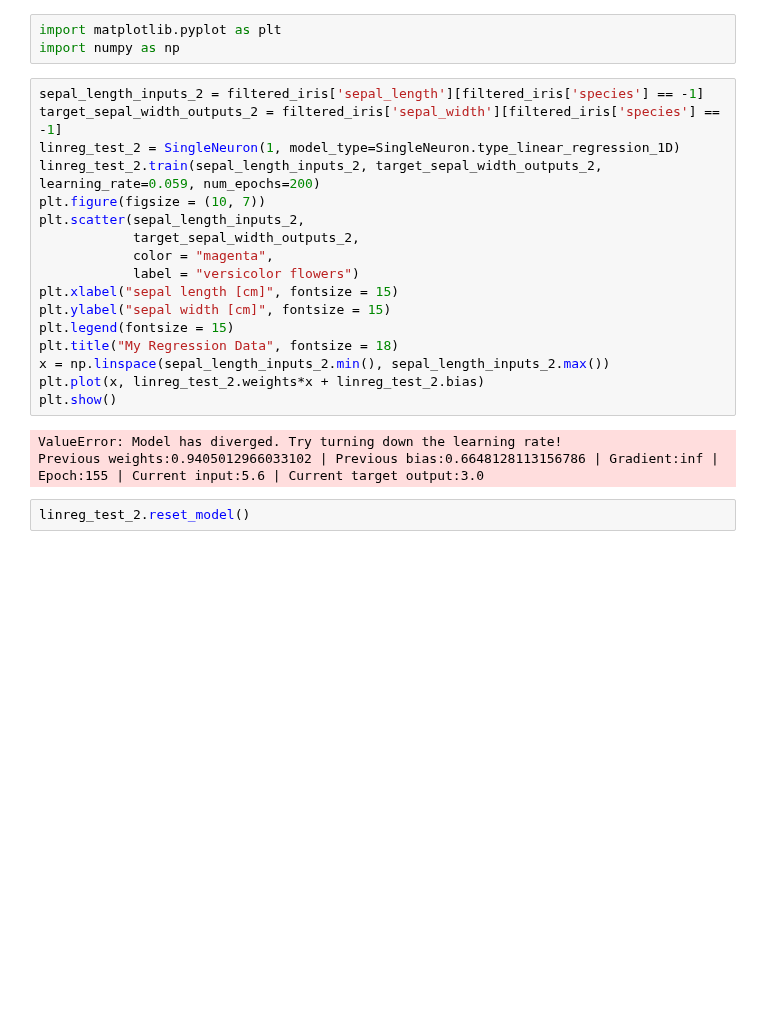
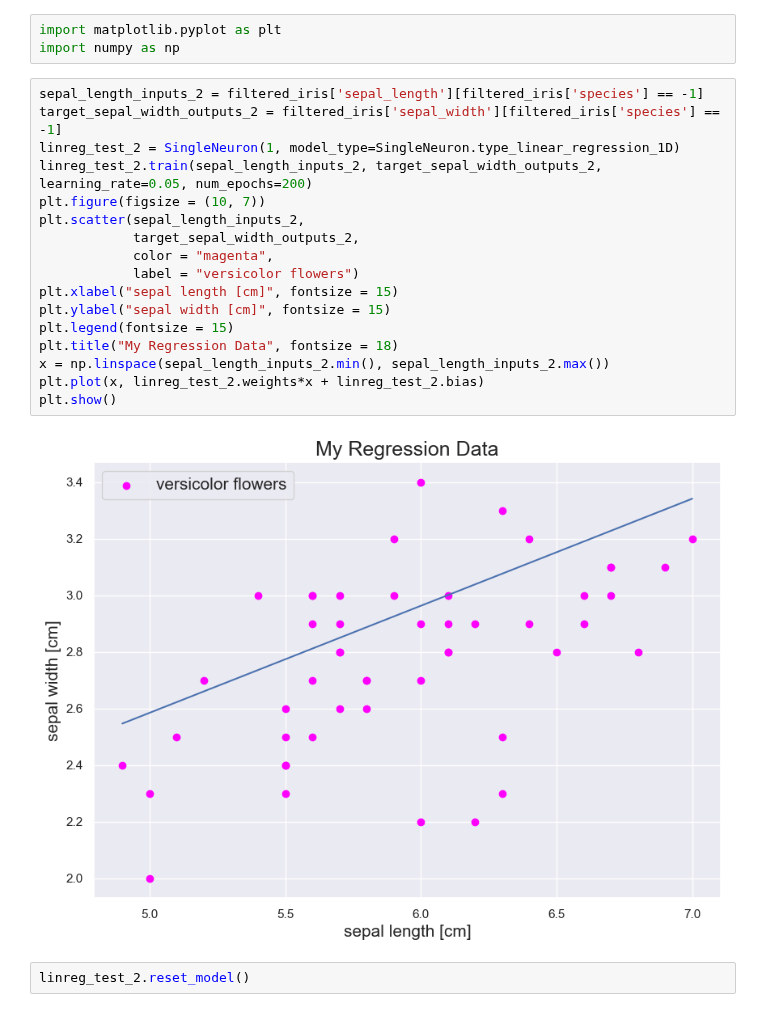
Before and after one commit to gml7/Lundquist-CMOR438-Spring2025, a Jupyter notebook: Single Neuron (draft)/SingleNeuronClassTesting.ipynb, the cells around one changed output. Cells and saved outputs as stored; diff of their text form; blank space fills up the shorter version.

Commit message:
Finished divergence handling, tested plotting

```diff
--- a/Single Neuron (draft)/SingleNeuronClassTesting.ipynb
+++ b/Single Neuron (draft)/SingleNeuronClassTesting.ipynb
@@ -589,24 +589,22 @@ import numpy as np
 # %%
 sepal_length_inputs_2 = filtered_iris['sepal_length'][filtered_iris['species'] == -1]
 target_sepal_width_outputs_2 = filtered_iris['sepal_width'][filtered_iris['species'] == -1]
 linreg_test_2 = SingleNeuron(1, model_type=SingleNeuron.type_linear_regression_1D)
-linreg_test_2.train(sepal_length_inputs_2, target_sepal_width_outputs_2, learning_rate=0.059, num_epochs=200)
+linreg_test_2.train(sepal_length_inputs_2, target_sepal_width_outputs_2, learning_rate=0.05, num_epochs=200)
 plt.figure(figsize = (10, 7))
 plt.scatter(sepal_length_inputs_2,
             target_sepal_width_outputs_2,
             color = "magenta",
             label = "versicolor flowers")
 plt.xlabel("sepal length [cm]", fontsize = 15)
 plt.ylabel("sepal width [cm]", fontsize = 15)
 plt.legend(fontsize = 15)
 plt.title("My Regression Data", fontsize = 18)
 x = np.linspace(sepal_length_inputs_2.min(), sepal_length_inputs_2.max())
 plt.plot(x, linreg_test_2.weights*x + linreg_test_2.bias)
 plt.show()
 # %% [output]
-ValueError: Model has diverged. Try turning down the learning rate!
-Previous weights:0.9405012966033102 | Previous bias:0.6648128113156786 | Gradient:inf |
-Epoch:155 | Current input:5.6 | Current target output:3.0
+[figure, added]
 # %%
 linreg_test_2.reset_model()
 # %% [output]
```
Also changed, not shown: 1 other file.
